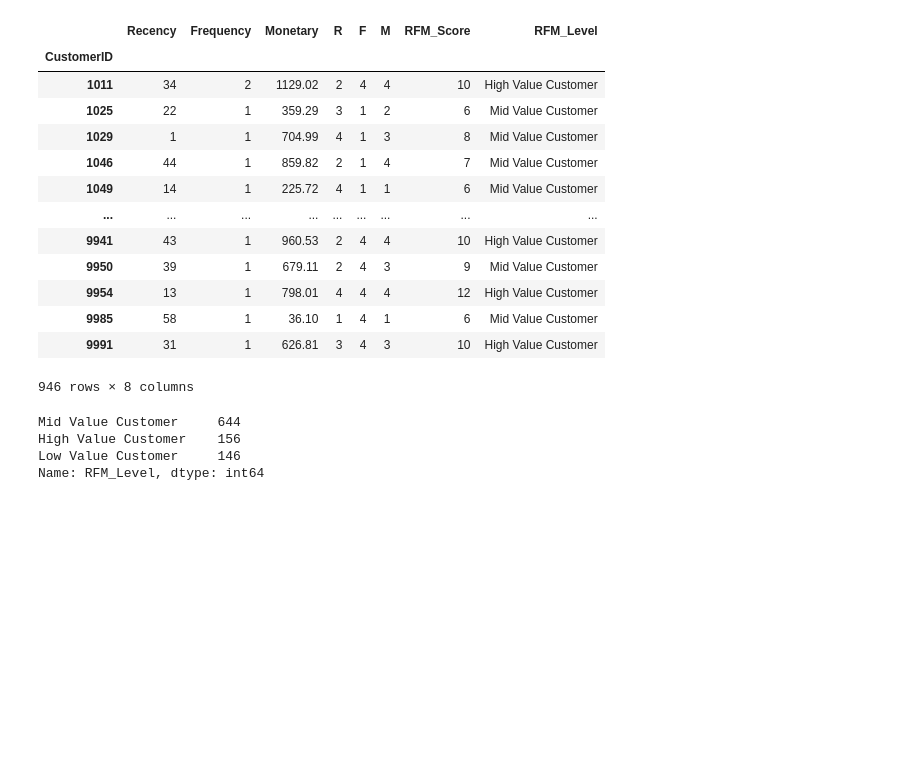
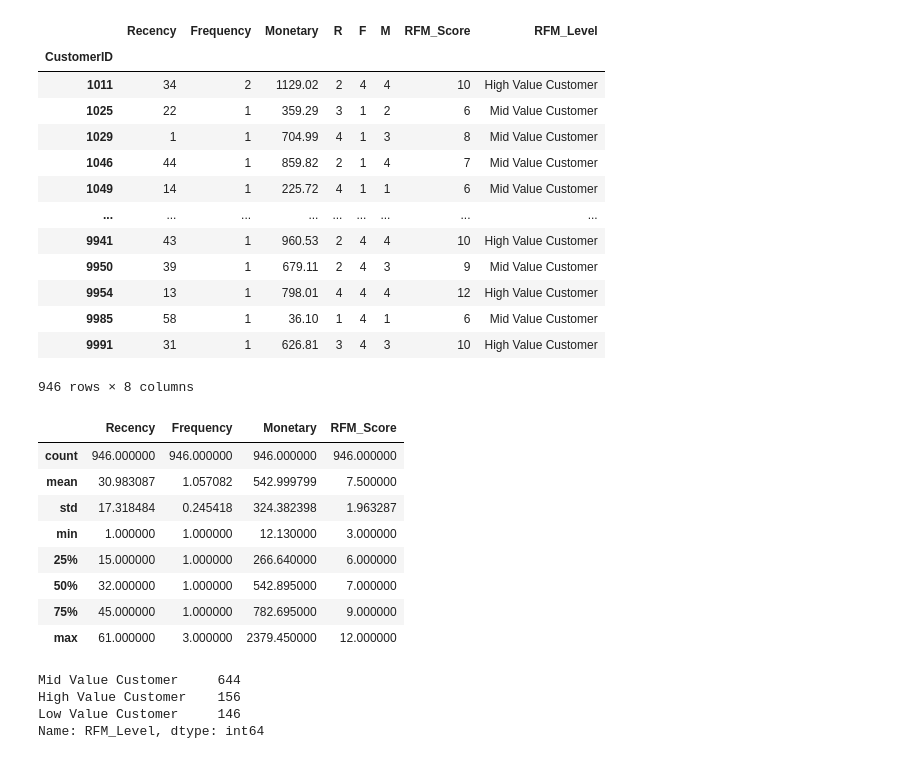
Before and after one commit to George-Mbugua/RFM-Analysis-Recency-Frequency-and-Monetary-Value-, a Jupyter notebook: Untitled-1.ipynb, the cells around one changed output. Drawn from its saved outputs; the diff is of its cells as text; code cells hidden in the pictures; blank space fills up the shorter version.

```diff
--- a/Untitled-1.ipynb
+++ b/Untitled-1.ipynb
@@ -381,6 +389,18 @@ df_rfm
 | 9985 | 58 | 1 | 36.10 | 1 | 4 | 1 | 6 | Mid Value Customer |
 | 9991 | 31 | 1 | 626.81 | 3 | 4 | 3 | 10 | High Value Customer |
 946 rows × 8 columns
+# %%
+df_rfm.describe()
+# %% [output]
+|  | Recency | Frequency | Monetary | RFM_Score |
+| count | 946.000000 | 946.000000 | 946.000000 | 946.000000 |
+| mean | 30.983087 | 1.057082 | 542.999799 | 7.500000 |
+| std | 17.318484 | 0.245418 | 324.382398 | 1.963287 |
+| min | 1.000000 | 1.000000 | 12.130000 | 3.000000 |
+| 25% | 15.000000 | 1.000000 | 266.640000 | 6.000000 |
+| 50% | 32.000000 | 1.000000 | 542.895000 | 7.000000 |
+| 75% | 45.000000 | 1.000000 | 782.695000 | 9.000000 |
+| max | 61.000000 | 3.000000 | 2379.450000 | 12.000000 |
 # %%
 # Grouping by 'RFM_Level' and calculating the count for each group
 rfm_level_counts = df_rfm['RFM_Level'].value_counts()
```
Also changed, not shown: parts of 3 cells of this notebook.
